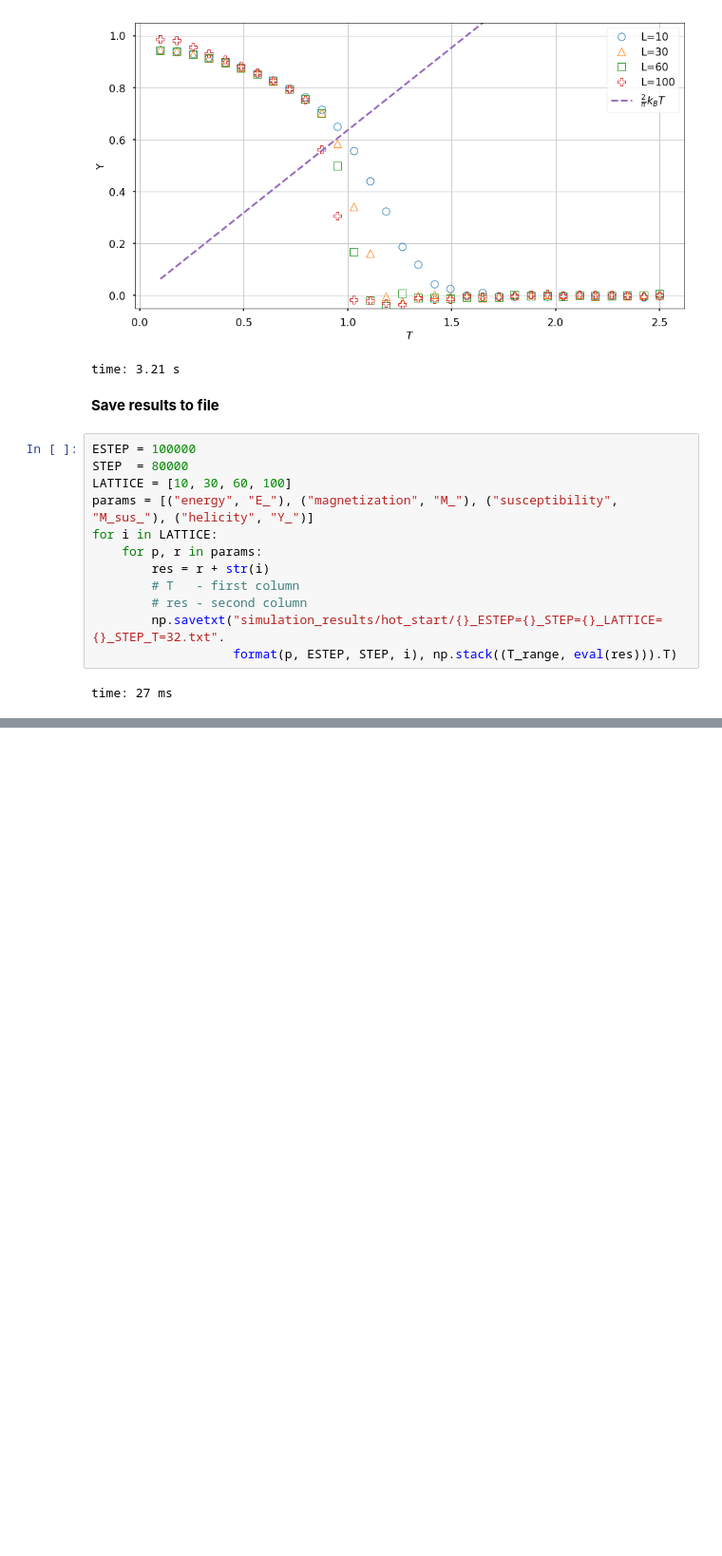
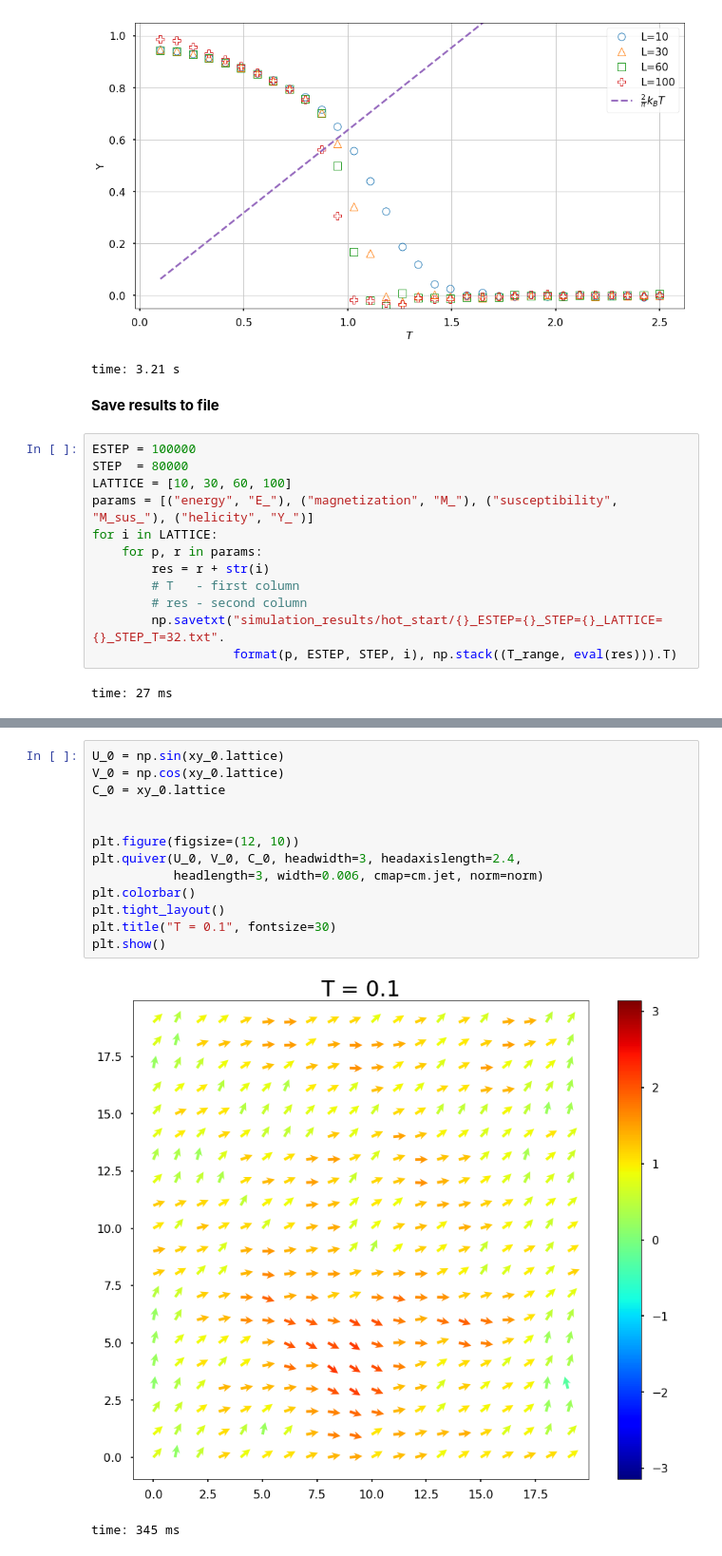
Before and after one commit to robertjankowski/XYmodel, a Jupyter notebook: plotting/XY_withCython.ipynb, the cells around one changed output, grey strips where cells are left out. Shown at 95% size. Drawn from its saved outputs; the diff is of its cells as text; blank space fills up the shorter version.

```diff
--- a/plotting/XY_withCython.ipynb
+++ b/plotting/XY_withCython.ipynb
@@ -421,0 +446,16 @@ time: 27 ms
+# %%
+U_0 = np.sin(xy_0.lattice)
+V_0 = np.cos(xy_0.lattice)
+C_0 = xy_0.lattice
+
+
+plt.figure(figsize=(12, 10))
+plt.quiver(U_0, V_0, C_0, headwidth=3, headaxislength=2.4,
+           headlength=3, width=0.006, cmap=cm.jet, norm=norm)
+plt.colorbar()
+plt.tight_layout()
+plt.title("T = 0.1", fontsize=30)
+plt.show()
+# %% [output]
+[figure, added]
+time: 345 ms
```
Also changed, not shown: parts of 12 cells of this notebook.
